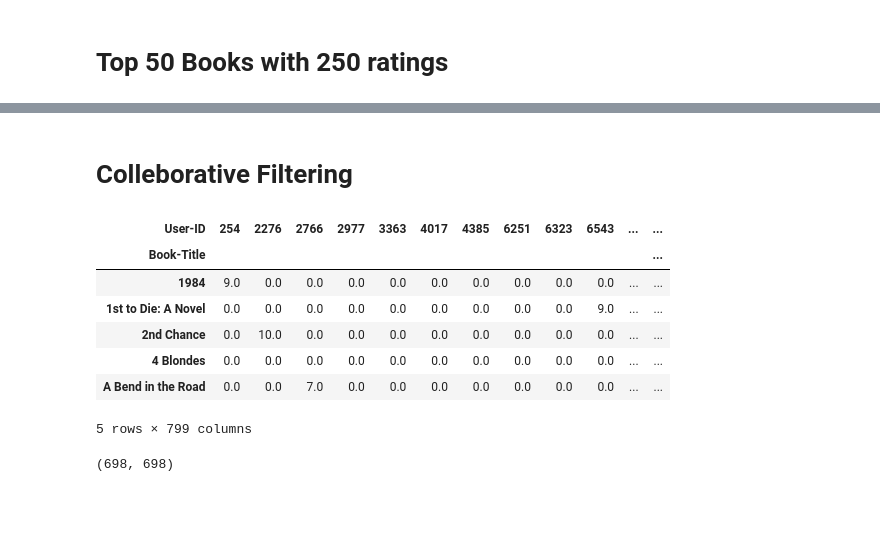
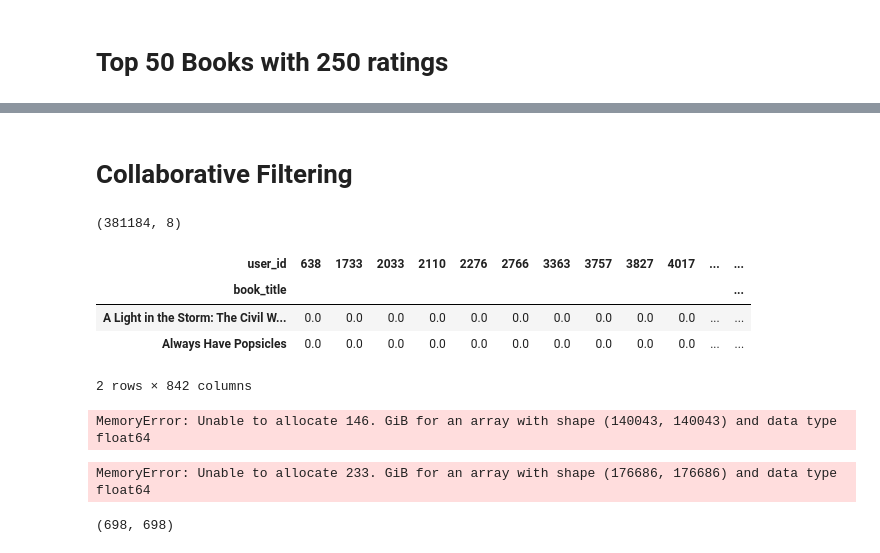
Before and after one commit to RheedWhan/book-recommendation, a Jupyter notebook: Book recommendation system2.ipynb, the cells around one changed output, grey strips where cells are left out. Saved outputs shown, nothing was run; the diff lists cells and outputs as text; code cells hidden in the pictures; blank space fills up the shorter version.

```diff
--- a/Book recommendation system2.ipynb
+++ b/Book recommendation system2.ipynb
@@ -563,2 +537,2 @@ popularity_df.head()
 # %% [markdown]
-# Colleborative Filtering
+# Collaborative Filtering
@@ -575,16 +539,28 @@ Final_ratings = Filtered_users[Filtered_users['Book-Title'].isin(famous_books)]
+# %%
+# Convert book rating to numeric value
+book_rating_df['book_rating'] = pd.to_numeric(book_rating_df['book_rating'], errors='coerce')
+
+# Calculate the sum of 'book_rating' for each 'user_id'
+user_rating_sum = book_rating_df.groupby('user_id')['book_rating'].transform('sum')
+
+# Filter rows where the sum of 'book_rating' for each 'user_id' is greater than 500
+final_rating = book_rating_df[user_rating_sum > 500]
+
+# Now 'filtered_book_rating_df' contains only the rows where the sum of 'book_rating' for each 'user_id' is greater than 200
+final_rating.shape
+# %% [output]
+(381184, 8)
 # %%
-#pivot table for vertorization
-pt = Final_ratings.pivot_table(index= 'Book-Title', columns=('User-ID'), values='Book-Rating')
+# Pivot table for vectorization
+pivot_rating = final_rating.pivot_table(index= 'book_title', columns=('user_id'), values='book_rating')
 # %%
-pt.fillna(0, inplace=True)
-pt.head()
+# Fill the NaN with zero
+pivot_rating.fillna(0, inplace=True)
+pivot_rating.head(2)
 # %% [output]
-| User-ID | 254 | 2276 | 2766 | 2977 | 3363 | 4017 | 4385 | 6251 | 6323 | 6543 | ... | ... |
-| Book-Title |  |  |  |  |  |  |  |  |  |  |  | ... |
-| 1984 | 9.0 | 0.0 | 0.0 | 0.0 | 0.0 | 0.0 | 0.0 | 0.0 | 0.0 | 0.0 | ... | ... |
-| 1st to Die: A Novel | 0.0 | 0.0 | 0.0 | 0.0 | 0.0 | 0.0 | 0.0 | 0.0 | 0.0 | 9.0 | ... | ... |
-| 2nd Chance | 0.0 | 10.0 | 0.0 | 0.0 | 0.0 | 0.0 | 0.0 | 0.0 | 0.0 | 0.0 | ... | ... |
-| 4 Blondes | 0.0 | 0.0 | 0.0 | 0.0 | 0.0 | 0.0 | 0.0 | 0.0 | 0.0 | 0.0 | ... | ... |
-| A Bend in the Road | 0.0 | 0.0 | 7.0 | 0.0 | 0.0 | 0.0 | 0.0 | 0.0 | 0.0 | 0.0 | ... | ... |
+| user_id | 638 | 1733 | 2033 | 2110 | 2276 | 2766 | 3363 | 3757 | 3827 | 4017 | ... | ... |
+| book_title |  |  |  |  |  |  |  |  |  |  |  | ... |
+| A Light in the Storm: The Civil W... | 0.0 | 0.0 | 0.0 | 0.0 | 0.0 | 0.0 | 0.0 | 0.0 | 0.0 | 0.0 | ... | ... |
+| Always Have Popsicles | 0.0 | 0.0 | 0.0 | 0.0 | 0.0 | 0.0 | 0.0 | 0.0 | 0.0 | 0.0 | ... | ... |
-5 rows × 799 columns
+2 rows × 842 columns
 # %%
@@ -592,7 +568,20 @@ pt.head()
 from sklearn.metrics.pairwise import cosine_similarity
+# %%
+from scipy.sparse import csr_matrix
+from sklearn.metrics.pairwise import cosine_similarity
+
+# Assuming 'pivot_rating' is a DataFrame
+sparse_matrix = csr_matrix(pivot_rating.values)
+
+# Calculate cosine similarity on the sparse matrix
+similarity_score = cosine_similarity(sparse_matrix)
+# %% [output]
+MemoryError: Unable to allocate 146. GiB for an array with shape (140043, 140043) and data type float64
 # %%
-#similar vectors
-similarity_score = cosine_similarity(pt)
+# Similar vectors
+similarity_score = cosine_similarity(pivot_rating)
+# %% [output]
+MemoryError: Unable to allocate 233. GiB for an array with shape (176686, 176686) and data type float64
 # %%
 similarity_score.shape
 # %% [output]
```
Also changed, not shown: parts of 11 cells of this notebook.
